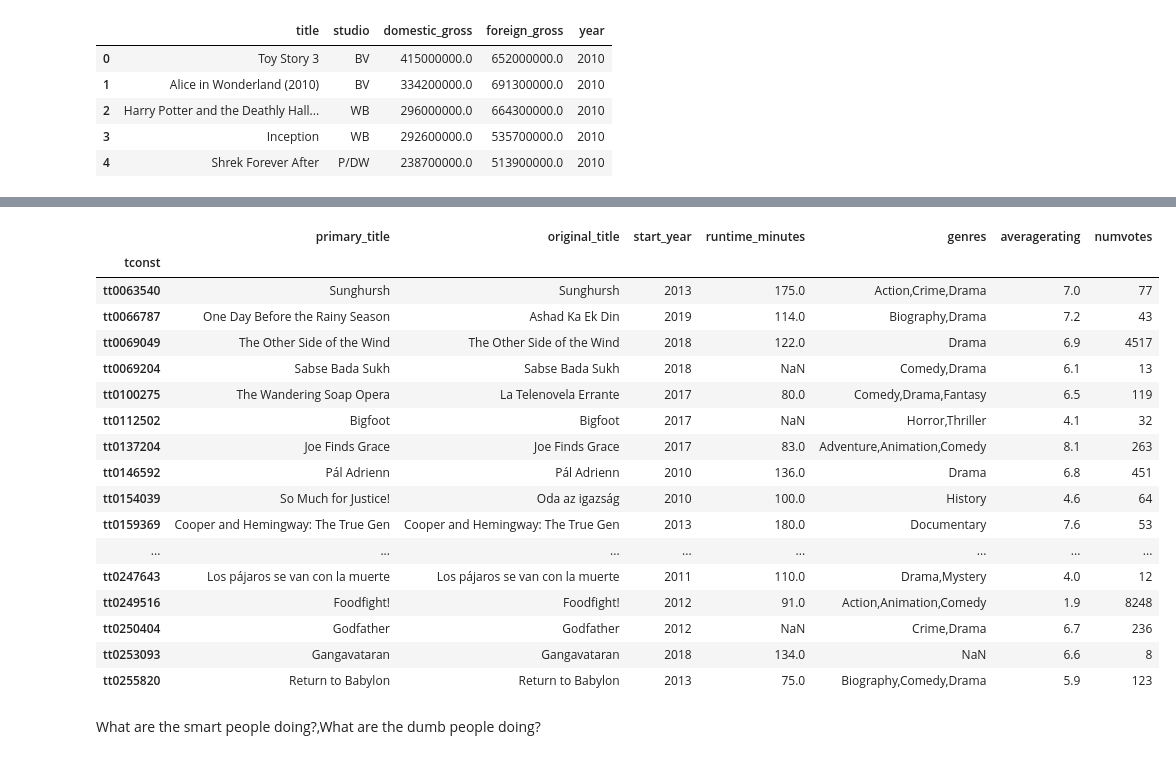
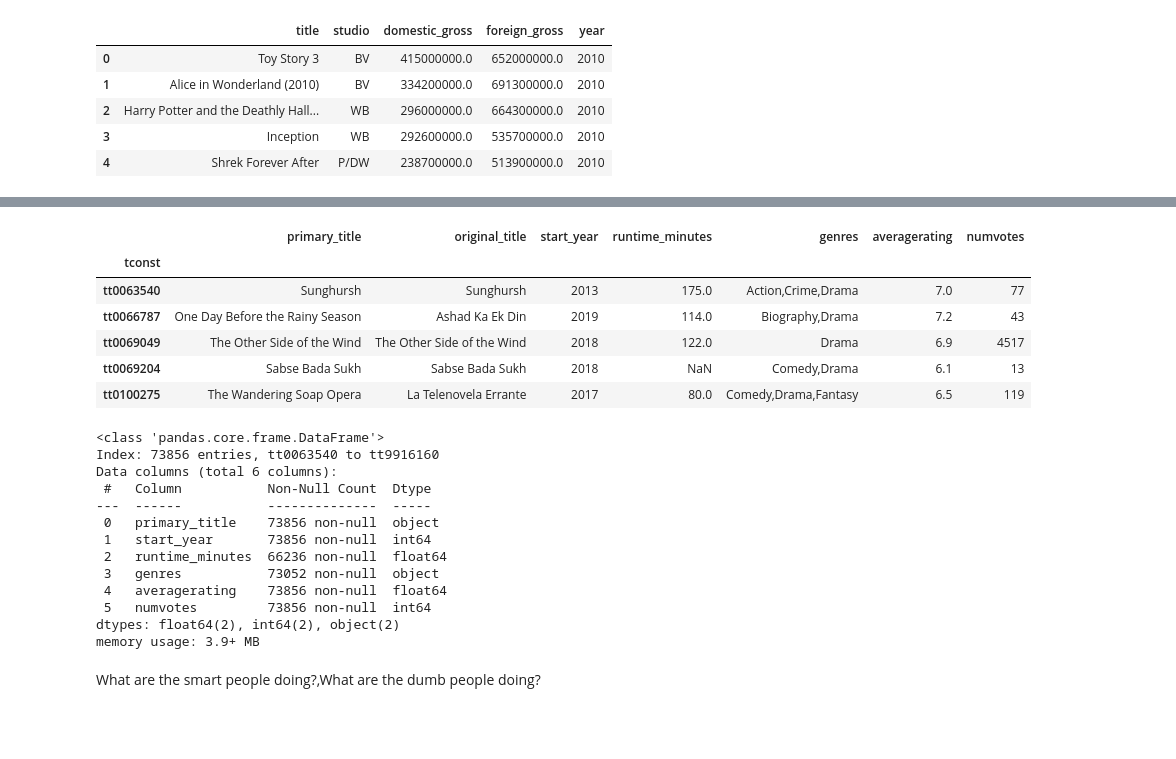
Before and after one commit to saifword/dsc-phase-1-project, a Jupyter notebook: student.ipynb, the cells around one changed output, grey strips where cells are left out. Saved outputs shown, nothing was run; the diff lists cells and outputs as text; code cells hidden in the pictures; blank space fills up the shorter version.

Commit message:
More data cleaning

```diff
--- a/student.ipynb
+++ b/student.ipynb
@@ -78,4 +44,3 @@ df_title.head()
 # %%
-#df_title.set_index("tconst", inplace=True)
+df_title.set_index("tconst", inplace=True)
 df_ratings.set_index("tconst", inplace=True)
-df_ratings.head()
@@ -90,22 +47,11 @@ df_ratings.head()
 # %%
 df_imdb = pd.merge(df_title, df_ratings,left_index=True, right_index=True, how='inner')
-df_imdb.head(20)
+df_imdb.head()
 # %% [output]
 |  | primary_title | original_title | start_year | runtime_minutes | genres | averagerating | numvotes |
 | tconst |  |  |  |  |  |  |  |
 | tt0063540 | Sunghursh | Sunghursh | 2013 | 175.0 | Action,Crime,Drama | 7.0 | 77 |
 | tt0066787 | One Day Before the Rainy Season | Ashad Ka Ek Din | 2019 | 114.0 | Biography,Drama | 7.2 | 43 |
 | tt0069049 | The Other Side of the Wind | The Other Side of the Wind | 2018 | 122.0 | Drama | 6.9 | 4517 |
 | tt0069204 | Sabse Bada Sukh | Sabse Bada Sukh | 2018 | NaN | Comedy,Drama | 6.1 | 13 |
 | tt0100275 | The Wandering Soap Opera | La Telenovela Errante | 2017 | 80.0 | Comedy,Drama,Fantasy | 6.5 | 119 |
-| tt0112502 | Bigfoot | Bigfoot | 2017 | NaN | Horror,Thriller | 4.1 | 32 |
-| tt0137204 | Joe Finds Grace | Joe Finds Grace | 2017 | 83.0 | Adventure,Animation,Comedy | 8.1 | 263 |
-| tt0146592 | Pál Adrienn | Pál Adrienn | 2010 | 136.0 | Drama | 6.8 | 451 |
-| tt0154039 | So Much for Justice! | Oda az igazság | 2010 | 100.0 | History | 4.6 | 64 |
-| tt0159369 | Cooper and Hemingway: The True Gen | Cooper and Hemingway: The True Gen | 2013 | 180.0 | Documentary | 7.6 | 53 |
-| ... | ... | ... | ... | ... | ... | ... | ... |
-| tt0247643 | Los pájaros se van con la muerte | Los pájaros se van con la muerte | 2011 | 110.0 | Drama,Mystery | 4.0 | 12 |
-| tt0249516 | Foodfight! | Foodfight! | 2012 | 91.0 | Action,Animation,Comedy | 1.9 | 8248 |
-| tt0250404 | Godfather | Godfather | 2012 | NaN | Crime,Drama | 6.7 | 236 |
-| tt0253093 | Gangavataran | Gangavataran | 2018 | 134.0 | NaN | 6.6 | 8 |
-| tt0255820 | Return to Babylon | Return to Babylon | 2013 | 75.0 | Biography,Comedy,Drama | 5.9 | 123 |
@@ -112,2 +60,18 @@ df_imdb.head(20)
+# %%
+df_imdb.info()
+# %% [output]
+<class 'pandas.core.frame.DataFrame'>
+Index: 73856 entries, tt0063540 to tt9916160
+Data columns (total 6 columns):
+ #   Column           Non-Null Count  Dtype
+---  ------           --------------  -----
+ 0   primary_title    73856 non-null  object
+ 1   start_year       73856 non-null  int64
+ 2   runtime_minutes  66236 non-null  float64
+ 3   genres           73052 non-null  object
+ 4   averagerating    73856 non-null  float64
+ 5   numvotes         73856 non-null  int64
+dtypes: float64(2), int64(2), object(2)
+memory usage: 3.9+ MB
 # %% [markdown]
 What are the smart people doing?,What are the dumb people doing?
```
Also changed, not shown: parts of 20 cells of this notebook.
